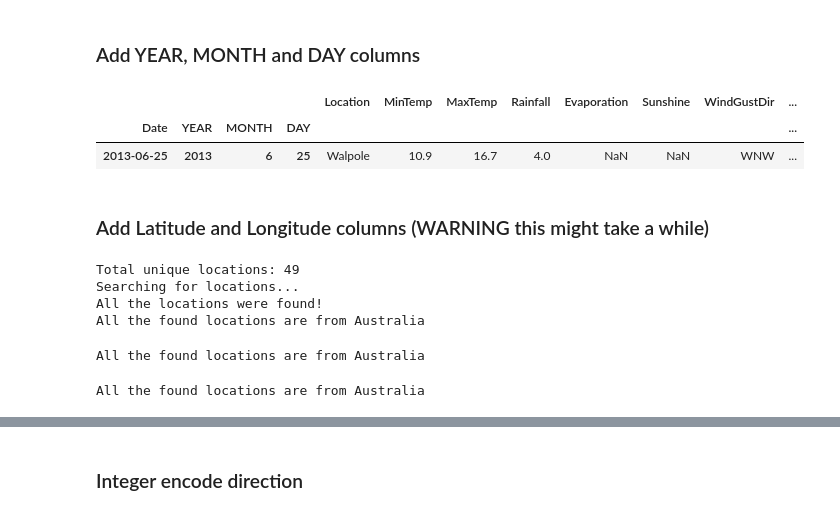
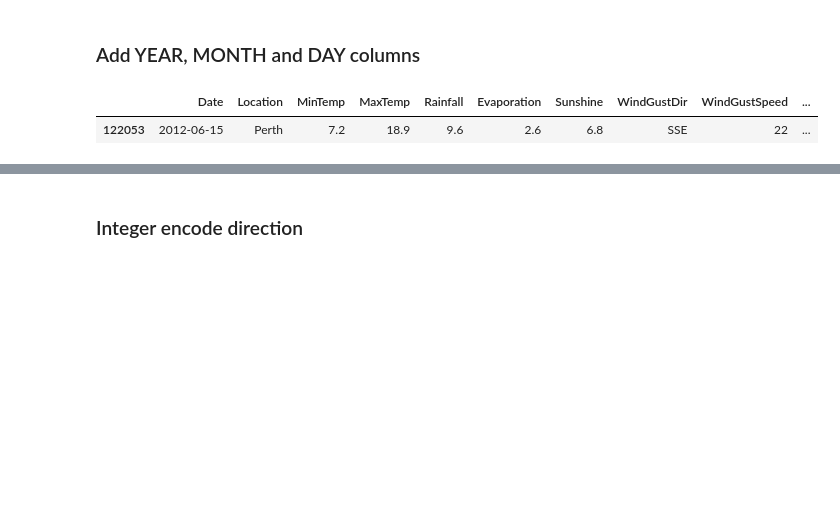
Before and after one commit to marlonrcfranco/weather-guru, a Jupyter notebook: weather_guru.ipynb, the cells around one changed output, grey strips where cells are left out. Drawn from its saved outputs; the diff is of its cells as text; code cells hidden in the pictures; blank space fills up the shorter version.

```diff
--- a/weather_guru.ipynb
+++ b/weather_guru.ipynb
@@ -214,68 +279,10 @@ memory usage: 25.4 MB
 # %%
 weather_df['YEAR'] = weather_df.Date.dt.year
 weather_df['MONTH'] = weather_df.Date.dt.month
 weather_df['DAY'] = weather_df.Date.dt.day
-weather_df.set_index(keys=['Date','YEAR','MONTH','DAY'], inplace=True)
+#weather_df.set_index(keys=['Date','YEAR','MONTH','DAY'], inplace=True)
 
 weather_df.sample()
 # %% [output]
-|  |  |  |  | Location | MinTemp | MaxTemp | Rainfall | Evaporation | Sunshine | WindGustDir | ... |
-| Date | YEAR | MONTH | DAY |  |  |  |  |  |  |  | ... |
-| 2013-06-25 | 2013 | 6 | 25 | Walpole | 10.9 | 16.7 | 4.0 | NaN | NaN | WNW | ... |
+|  | Date | Location | MinTemp | MaxTemp | Rainfall | Evaporation | Sunshine | WindGustDir | WindGustSpeed | ... |
+| 122053 | 2012-06-15 | Perth | 7.2 | 18.9 | 9.6 | 2.6 | 6.8 | SSE | 22 | ... |
-# %% [markdown]
-### Add Latitude and Longitude columns (WARNING this might take a while)
-# %%
-locator = Nominatim(user_agent="weather-guru")
-# conveneint function to delay between geocoding calls
-geocode = RateLimiter(locator.geocode, min_delay_seconds=1)
-
-# 1 - List the unique values of Location, to further improve performance
-unique_locations = pd.DataFrame()
-unique_locations['Location'] = weather_df['Location'].unique()
-print("Total unique locations: {}".format(len(unique_locations)))
-
-# Separate CamelCase with space to allow geocode to find the location
-unique_locations['Location'] = unique_locations['Location'].apply(lambda loc: re.sub('([A-Z][a-z]+)', r' \1', re.sub('([A-Z]+)', r' \1', loc)))
-# Add the country to the Location in order to avoid misunderstandings
-unique_locations['Location'] = unique_locations['Location'].apply(lambda loc: loc + ', Australia')
-
-# 2- create improved location column (gcode)
-print("Searching for locations...")
-unique_locations['gcode'] =  unique_locations['Location'].apply(partial(geocode, addressdetails=True))
-
-# 3 - create point (longitude, latitude and altitude) from gcode (location) column (returns tuple)
-unique_locations['point'] = unique_locations['gcode'].apply(lambda loc: tuple(loc.point) if loc else None)
-
-# 4 - split point column into latitude, longitude and altitude columns
-unique_locations[['latitude', 'longitude', 'altitude']] = pd.DataFrame(unique_locations['point'].tolist(), index=unique_locations.index)
-
-# Verify if all the locations were found
-if not unique_locations['gcode'].isnull().any():
-  print("All the locations were found!")
-else:
-  print("The current locations were not found:")
-  print(unique_locations[unique_locations['gcode'].isnull()])
-
-# Verify if all the found locations are from Australia
-unique_locations['country'] = unique_locations['gcode'].apply(lambda loc: (loc.raw.get('address').get('country')) if loc else None)
-if unique_locations['country'].str.contains('Australia').all():
-  print("All the found locations are from Australia")
-
-# 5 - Add latitude, longitude and altitude columns to the main dataframe
-
-
-
-# 5 - drop temporary columns
-#weather_df['gcode'].drop()
-#weather_df['point'].drop()
-# %% [output]
-Total unique locations: 49
-Searching for locations...
-All the locations were found!
-All the found locations are from Australia
-# %%
-unique_locations['country'] = unique_locations['gcode'].apply(lambda loc: (loc.raw.get('address').get('country')) if loc else None)
-if unique_locations['country'].str.contains('Australia').all():
-  print("All the found locations are from Australia")
-# %% [output]
-All the found locations are from Australia
@@ -288,5 +288,0 @@ All the found locations are from Australia
-# %%
-if unique_locations['gcode'].str.contains('Australia').all():
-  print("All the found locations are from Australia")
-# %% [output]
-All the found locations are from Australia
```
Also changed, not shown: parts of 34 cells of this notebook.
